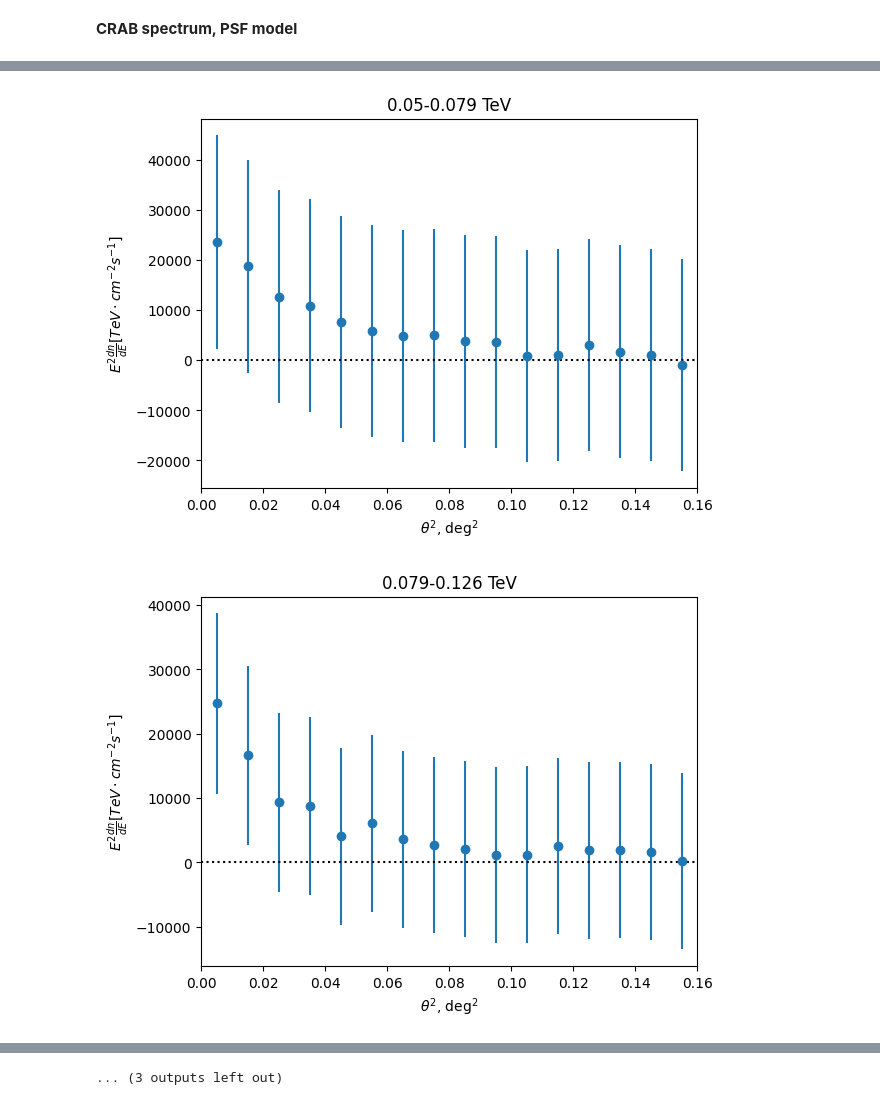
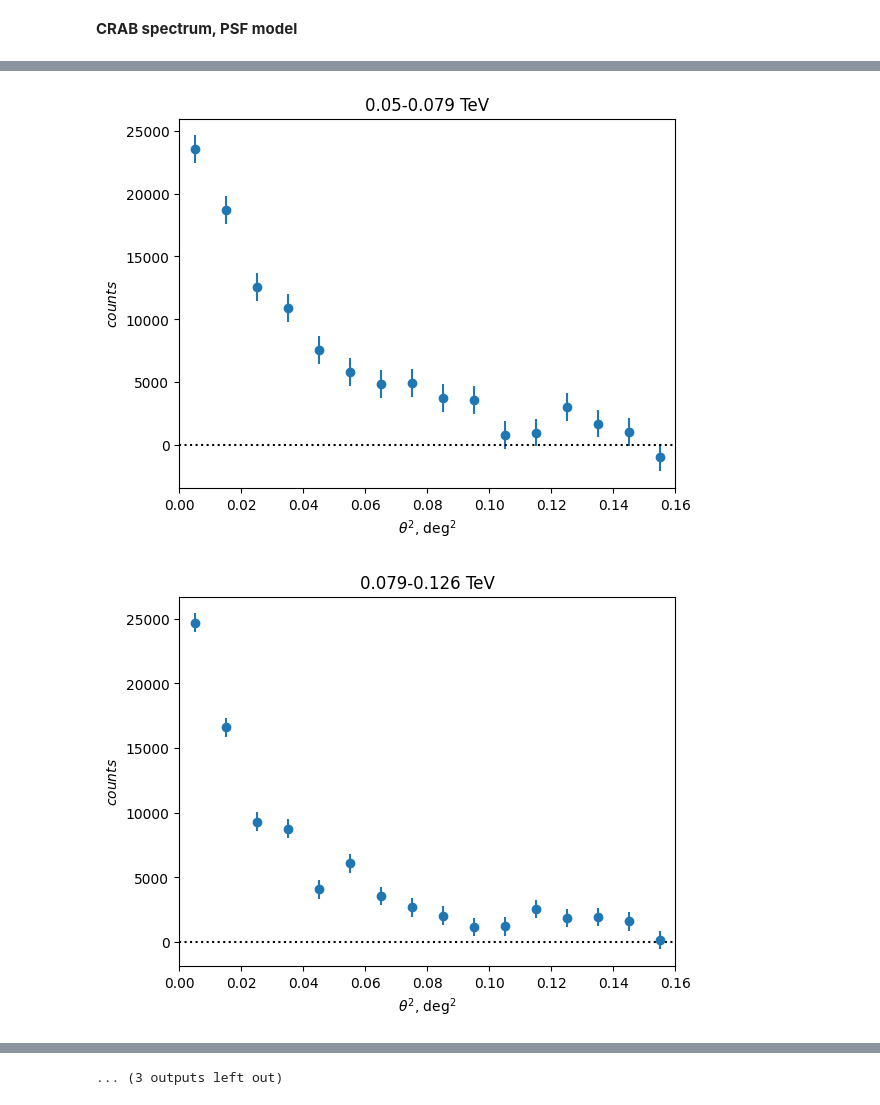
Before and after one commit to Nico812/CTAO-1DC-Blazars-analysis-TP5, a Jupyter notebook: PSF_model.ipynb, the cells around one changed output, grey strips where cells are left out. Drawn from its saved outputs; the diff is of its cells as text; code cells hidden in the pictures.

```diff
--- a/PSF_model.ipynb
+++ b/PSF_model.ipynb
@@ -19,7 +19,7 @@ run_catalog=ascii.read(data_folder + 'LST_source_catalog.ecsv')
 e_bins=np.logspace(np.log10(0.05), np.log10(50), 16)
 e_mins=e_bins[:-1]
 e_maxs=e_bins[1:]
-e=sqrt(e_mins*e_maxs)
+e_means=sqrt(e_mins*e_maxs)
 de=e_maxs-e_mins
 
 th2_bins=np.linspace(0,0.16,17)
@@ -28,7 +28,7 @@ th2=(th2_bins[1:]+th2_bins[:-1])/2.
 def find_and_process_files(runlist, gheff,
                           ra_obj, dec_obj, bkg_subtraction_radius,
                           e_mins, e_maxs, e, th2_bins,
-                          cts, cts_err, t_expo):
+                          cts_s, cts_b, t_expo):
     counter = 0
     for ind in range(len(runlist)):
         r = runlist[ind]
@@ -103,8 +103,8 @@ def find_and_process_files(runlist, gheff,
                                                                             m_b = (energies > e_mins[i]) * (energies < e_maxs[i]) * (seps_b < bkg_subtraction_radius)
                                                                             h_b = np.histogram(seps_b[m_b]**2, bins=th2_bins)
 
-                                                                            cts[i] += h_s[0] - h_b[0]
-                                                                            cts_err[i] += h_s[0] + h_b[0]
+                                                                            cts_s[i] += h_s[0]
+                                                                            cts_b[i] += h_b[0]
                                                                             # If using this remember to square the error after the fuction.
                                                                             #effarea_usable_ind = np.argmin(np.abs(e[i] * np.ones(effareas_ebins_mean.shape[0]) - effareas_ebins_mean))
                                                                             #cts_effarea_corr[i] += (h_s[0] - h_b[0]) / effarea[0][0][effarea_usable_ind]
@@ -113,9 +113,9 @@ def find_and_process_files(runlist, gheff,
                                                                     os.remove(fname)
                                                                     counter += 1
                                                                     if counter >= countermax:
-                                                                        return cts, cts_err, t_expo
+                                                                        return cts_s, cts_b, t_expo
 
-    return cts, cts_err, t_expo
+    return cts_s, cts_b, t_expo
 # %% [markdown]
 **CRAB spectrum, PSF model**
 # %%
@@ -133,12 +133,12 @@ runlist = np.load(data_folder + 'good_runs_' + Name + '_Zd_30.0.npy')
 countermax = 600
 bkg_subtraction_radius = 0.4
 
-cts = np.zeros((len(e), len(th2)))
-cts_err = np.zeros((len(e), len(th2)))
+cts_s = np.zeros((len(e_means), len(th2)))
+cts_b = np.zeros((len(e_means), len(th2)))
 
 t_expo = 0
 
-cts, cts_err, t_expo = find_and_process_files(
+cts_s, cts_b, t_expo = find_and_process_files(
     runlist=runlist,
     gheff=gheff,
     ra_obj=ra_obj,
@@ -146,13 +146,12 @@ cts, cts_err, t_expo = find_and_process_files(
     bkg_subtraction_radius=bkg_subtraction_radius,
     e_mins=e_mins,
     e_maxs=e_maxs,
-    e=e,
+    e=e_means,
     th2_bins=th2_bins,
-    cts=cts,
-    cts_err=cts_err,
+    cts_s=cts_s,
+    cts_b=cts_b,
     t_expo=t_expo,
 )
-cts_err = np.sqrt(cts_err)
 print(f"Total exposure: {t_expo/3600}h")
 # %% [output]
 0 20200913 dl3_LST-1.Run02692.fits 795.7776004104894
@@ -177,15 +176,18 @@ command output:
 command stderr: (Davix::HttpRequest) Error: HTTP 404 : File not found
 StorageException: (Davix::HttpRequest) Error: HTTP 404 : File not found
 # %%
+cts = cts_s - cts_b
+cts_err = np.sqrt(cts_s + cts_b)
+
 for i in range(cts.shape[0]):
     plt.figure()
     plt.errorbar(th2,cts[i], cts_err[i],fmt='o')
     plt.axhline(0,color='black',linestyle='dotted')
     plt.xlim(0,0.16)
     plt.title(str(round(e_mins[i],3))+'-'+str(round(e_maxs[i],3))+' TeV')
     plt.xlabel(r'$\theta^2$, deg$^2$')
-    plt.ylabel(r'$E^2 \frac{dn}{dE} [TeV \cdot cm^{-2} s^{-1}]$')
+    plt.ylabel(r'$counts$')
     plt.show()
 # %% [output]
-[figure, old version]
+[figure, new version]
-[figure, old version]
+[figure, new version]
```
Also changed, not shown: parts of 6 cells of this notebook, 1 other file.
